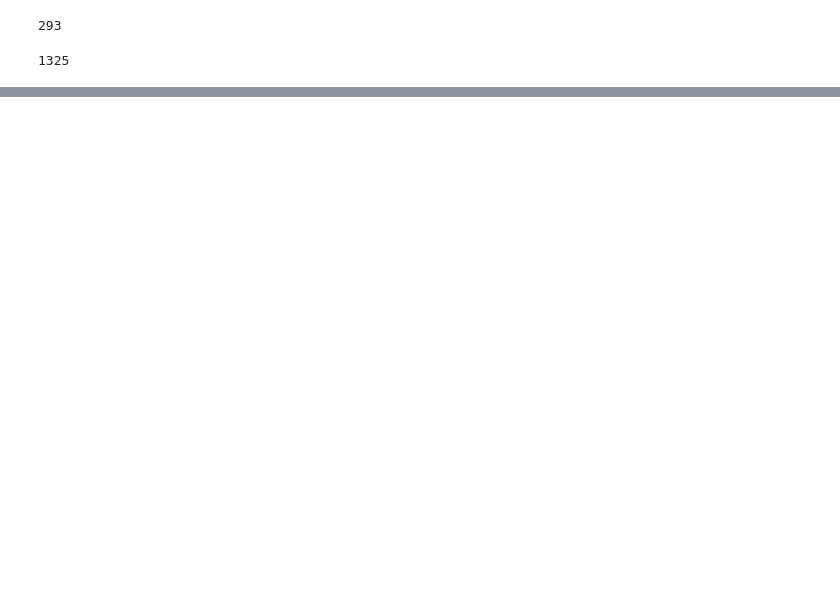
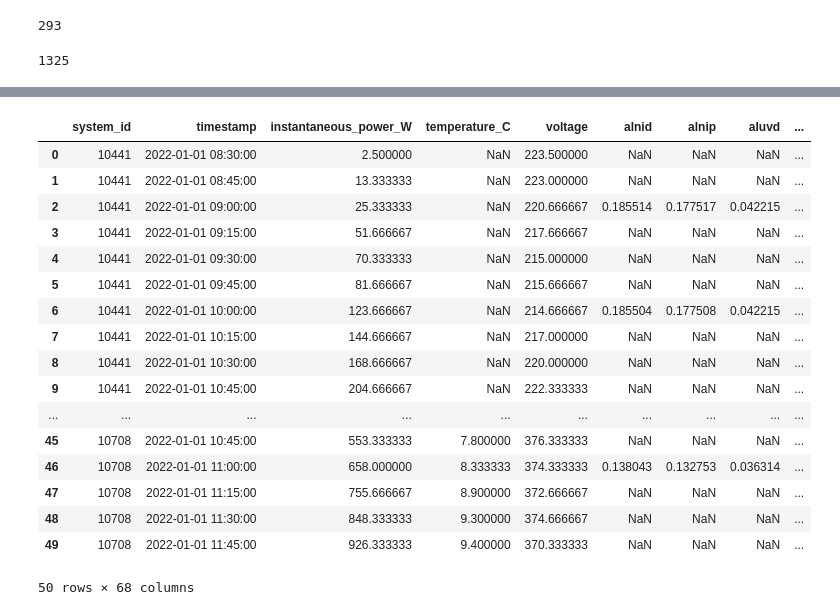
Before and after one commit to WAT-ai/open-climate-fix-project, a Jupyter notebook: datapipeline/map_station_to_latlon.ipynb, the cells around one changed output, grey strips where cells are left out. Drawn from its saved outputs; the diff is of its cells as text; code cells hidden in the pictures; blank space fills up the shorter version.

```diff
--- a/datapipeline/map_station_to_latlon.ipynb
+++ b/datapipeline/map_station_to_latlon.ipynb
@@ -185,0 +251,2 @@ pv_day_data.to_csv('processed_pv_data_jan1_2023.csv', index=False)
+# %%
+pv_day_data_old = pd.read_csv('processed_pv_data_jan1_2023.csv')
@@ -185,0 +274,21 @@ pv_day_data.to_csv('processed_pv_data_jan1_2023.csv', index=False)
+# %%
+pv_day_data_old[:50]
+# %% [output]
+|  | system_id | timestamp | instantaneous_power_W | temperature_C | voltage | alnid | alnip | aluvd | ... |
+| 0 | 10441 | 2022-01-01 08:30:00 | 2.500000 | NaN | 223.500000 | NaN | NaN | NaN | ... |
+| 1 | 10441 | 2022-01-01 08:45:00 | 13.333333 | NaN | 223.000000 | NaN | NaN | NaN | ... |
+| 2 | 10441 | 2022-01-01 09:00:00 | 25.333333 | NaN | 220.666667 | 0.185514 | 0.177517 | 0.042215 | ... |
+| 3 | 10441 | 2022-01-01 09:15:00 | 51.666667 | NaN | 217.666667 | NaN | NaN | NaN | ... |
+| 4 | 10441 | 2022-01-01 09:30:00 | 70.333333 | NaN | 215.000000 | NaN | NaN | NaN | ... |
+| 5 | 10441 | 2022-01-01 09:45:00 | 81.666667 | NaN | 215.666667 | NaN | NaN | NaN | ... |
+| 6 | 10441 | 2022-01-01 10:00:00 | 123.666667 | NaN | 214.666667 | 0.185504 | 0.177508 | 0.042215 | ... |
+| 7 | 10441 | 2022-01-01 10:15:00 | 144.666667 | NaN | 217.000000 | NaN | NaN | NaN | ... |
+| 8 | 10441 | 2022-01-01 10:30:00 | 168.666667 | NaN | 220.000000 | NaN | NaN | NaN | ... |
+| 9 | 10441 | 2022-01-01 10:45:00 | 204.666667 | NaN | 222.333333 | NaN | NaN | NaN | ... |
+| ... | ... | ... | ... | ... | ... | ... | ... | ... | ... |
+| 45 | 10708 | 2022-01-01 10:45:00 | 553.333333 | 7.800000 | 376.333333 | NaN | NaN | NaN | ... |
+| 46 | 10708 | 2022-01-01 11:00:00 | 658.000000 | 8.333333 | 374.333333 | 0.138043 | 0.132753 | 0.036314 | ... |
+| 47 | 10708 | 2022-01-01 11:15:00 | 755.666667 | 8.900000 | 372.666667 | NaN | NaN | NaN | ... |
+| 48 | 10708 | 2022-01-01 11:30:00 | 848.333333 | 9.300000 | 374.666667 | NaN | NaN | NaN | ... |
+| 49 | 10708 | 2022-01-01 11:45:00 | 926.333333 | 9.400000 | 370.333333 | NaN | NaN | NaN | ... |
+50 rows × 68 columns
```
Also changed, not shown: parts of 17 cells of this notebook, 1 other file.
